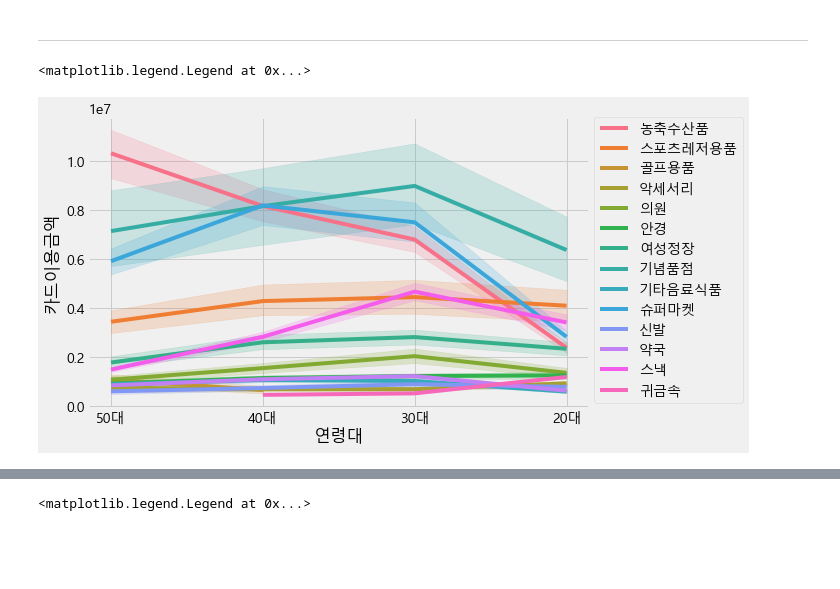
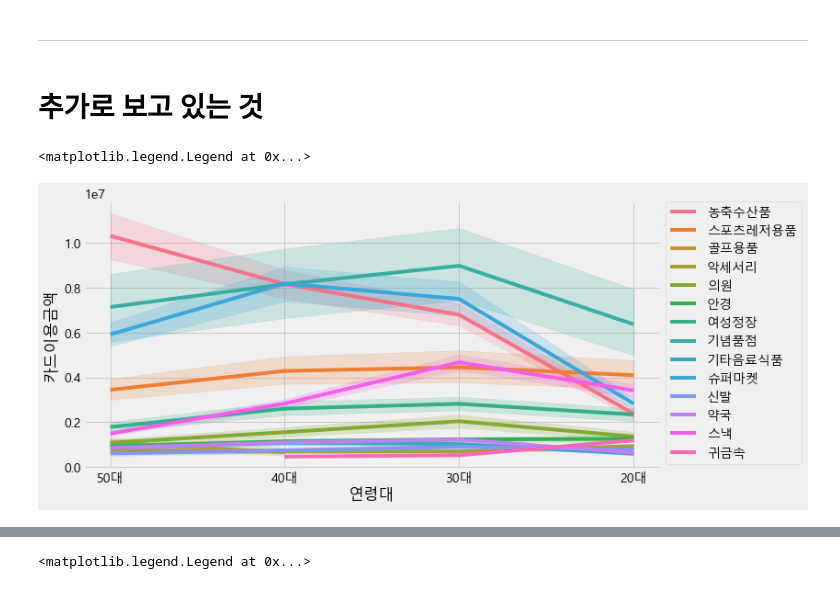
Before and after one commit to HayeonKimm/Tourist_Consumption_Analysis, a Jupyter notebook: code/2_analysis/BC카드 데이터 시각화_조아진.ipynb, the cells around one changed output, grey strips where cells are left out. Saved outputs shown, nothing was run; the diff lists cells and outputs as text; code cells hidden in the pictures; blank space fills up the shorter version.

```diff
--- a/code/2_analysis/BC카드 데이터 시각화_조아진.ipynb
+++ b/code/2_analysis/BC카드 데이터 시각화_조아진.ipynb
@@ -781,10 +781,12 @@ Text(0.5, 0, '건당이용금액')
 * 4위 ) 농축수산품 65000원
 # %% [markdown]
 --------------------
+# %% [markdown]
+# 추가로 보고 있는 것
 # %%
-plt.figure(figsize=(8, 5))
+plt.figure(figsize=(10, 5))
 sns.lineplot(data=df, x="연령대", y="카드이용금액", hue="업종명")
 plt.legend(bbox_to_anchor=(1.01, 1), loc=2, borderaxespad=0.)
 # %% [output]
 <matplotlib.legend.Legend at 0x...>
-[figure, old version]
+[figure, new version]
```
Also changed, not shown: parts of 5 cells of this notebook.
